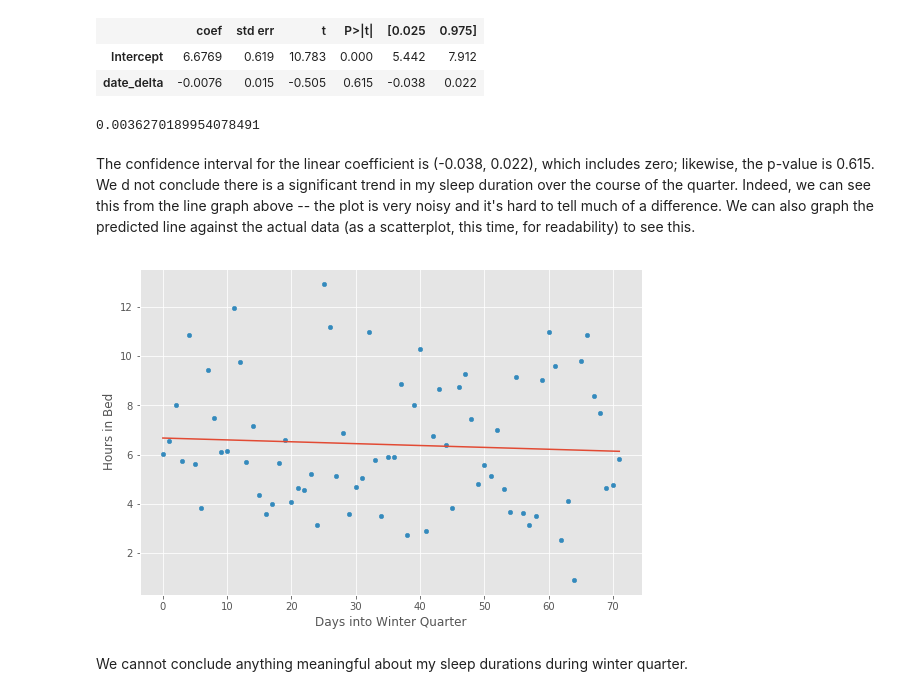
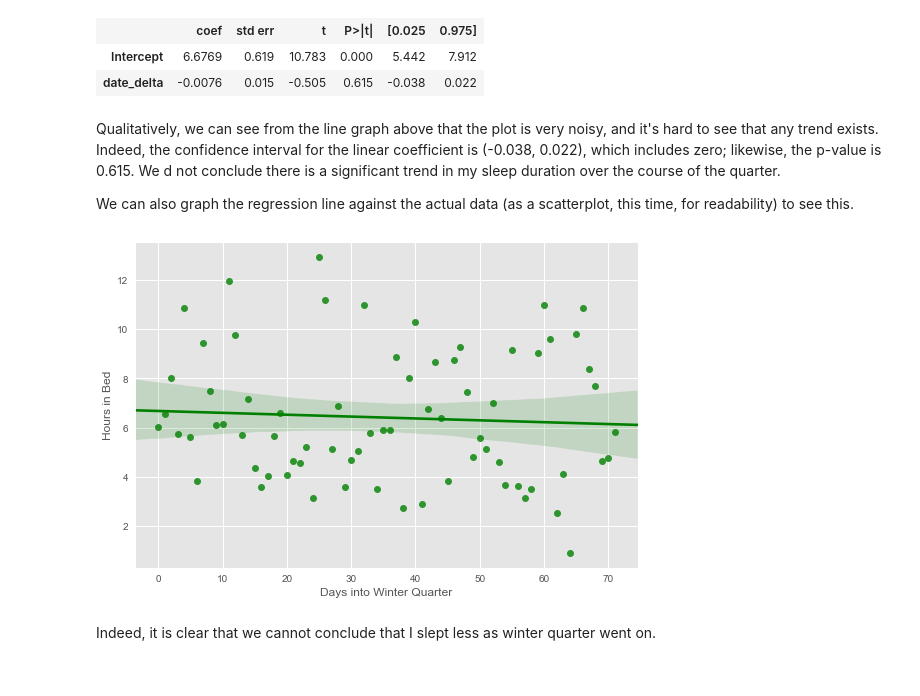
Before and after one commit to tuchandra/sleep-analysis, a Jupyter notebook: Stats and Sleep.ipynb, the cells around one changed output. Saved outputs shown, nothing was run; the diff lists cells and outputs as text; code cells hidden in the pictures.

```diff
--- a/Stats and Sleep.ipynb
+++ b/Stats and Sleep.ipynb
@@ -131,23 +127,20 @@ model.summary().tables[1]
 |  | coef | std err | t | P>|t| | [0.025 | 0.975] |
 | Intercept | 6.6769 | 0.619 | 10.783 | 0.000 | 5.442 | 7.912 |
 | date_delta | -0.0076 | 0.015 | -0.505 | 0.615 | -0.038 | 0.022 |
-# %%
-model.rsquared
-# %% [output]
-0.0036270189954078491
 # %% [markdown]
-The confidence interval for the linear coefficient is (-0.038, 0.022), which includes zero; likewise, the p-value is 0.615. We d not conclude there is a significant trend in my sleep duration over the course of the quarter. Indeed, we can see this from the line graph above -- the plot is very noisy and it's hard to tell much of a difference. We can also graph the predicted line against the actual data (as a scatterplot, this time, for readability) to see this.
+Qualitatively, we can see from the line graph above that the plot is very noisy, and it's hard to see that any trend exists. Indeed, the confidence interval for the linear coefficient is (-0.038, 0.022), which includes zero; likewise, the p-value is 0.615. We d not conclude there is a significant trend in my sleep duration over the course of the quarter.
+
+We can also graph the regression line against the actual data (as a scatterplot, this time, for readability) to see this.
 # %%
 # Make predictions for the lowest and highest dates, then interpolate
 date_bounds = pd.DataFrame({"date_delta": [df.date_delta.min(), df.date_delta.max()]})
 preds = model.predict(date_bounds)
 
-# Plot the durations, then the predictions
-df.plot.scatter(x = "date_delta", y = "duration")
-plt.plot(date_bounds, preds)
+# Plot the durations with the regression line
+sns.regplot(x = df.date_delta, y = df.duration, color = "g")
 plt.xlabel("Days into Winter Quarter")
 plt.ylabel("Hours in Bed");
 # %% [output]
-[figure, old version]
+[figure, new version]
-# %% [markdown]
-We cannot conclude anything meaningful about my sleep durations during winter quarter.
+# %% [markdown]
+Indeed, it is clear that we cannot conclude that I slept less as winter quarter went on.
```
Also changed, not shown: parts of 19 cells of this notebook.
